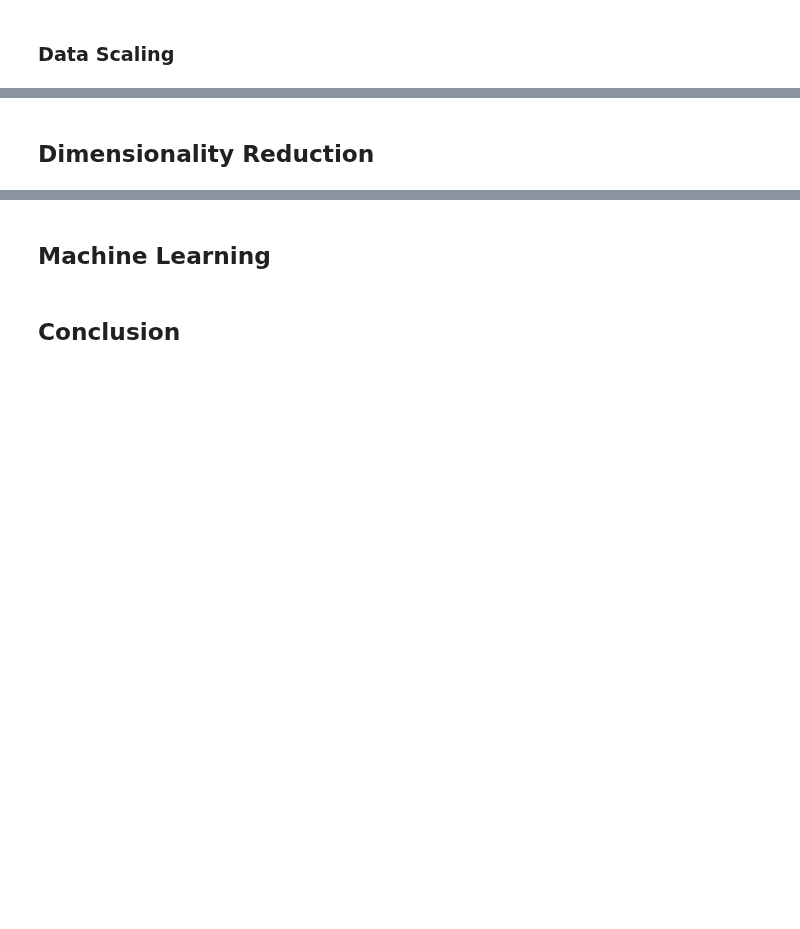
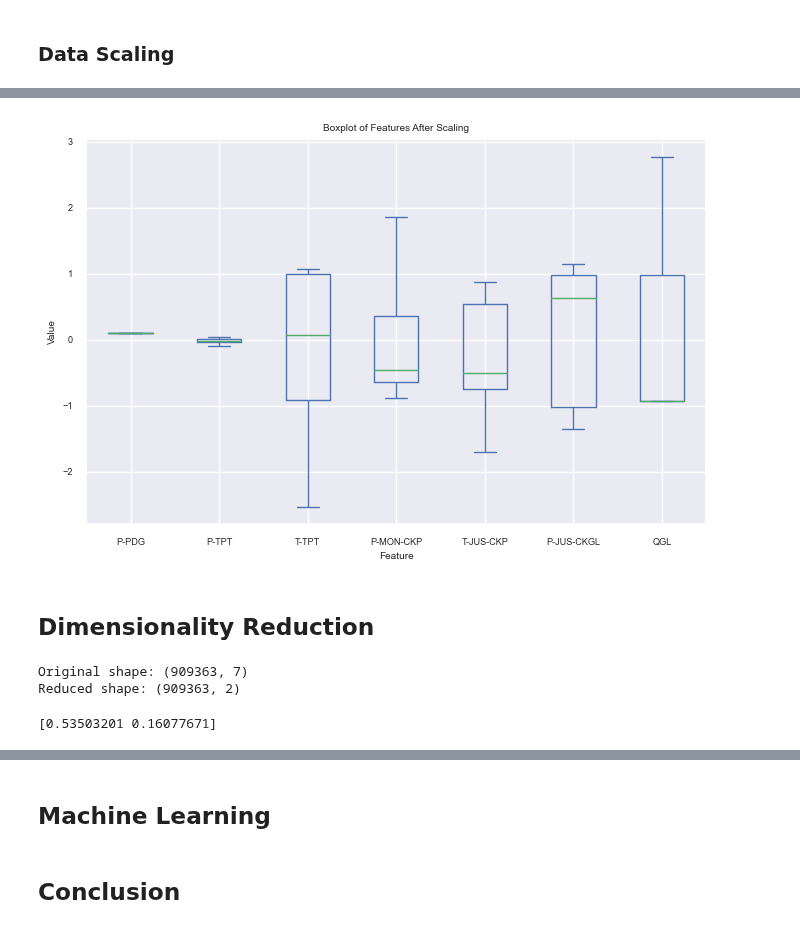
Before and after one commit to RealDyllon/3W-Petrobras, a Jupyter notebook: overviews/_baseline/ExploratoryDataAnalysis.ipynb, the cells around one changed output, grey strips where cells are left out. Drawn from its saved outputs; the diff is of its cells as text; code cells hidden in the pictures; blank space fills up the shorter version.

```diff
--- a/overviews/_baseline/ExploratoryDataAnalysis.ipynb
+++ b/overviews/_baseline/ExploratoryDataAnalysis.ipynb
@@ -347,0 +425,8 @@ sns.catplot(data=df, x="SevSlug", kind="count")
+# %%
+# Scale the pressure and temperature DataFrames separately
+scaler = StandardScaler()
+X_train_scaled_data = scaler.fit_transform(X_train)
+
+X_train_scaled = pd.DataFrame(X_train_scaled_data, columns=X_train.columns)
+
+X_train_scaled.info()
@@ -348,2 +478,36 @@ sns.catplot(data=df, x="SevSlug", kind="count")
+# %%
+# After Scaling
+
+# columns = ['P-MON-CKP','P-JUS-CKGL','P-PDG','P-TPT']
+X_train_scaled.plot(kind='box', figsize=(8, 5), showfliers=False)
+plt.title('Boxplot of Features After Scaling')
+plt.xlabel('Feature')
+plt.ylabel('Value')
+ax = plt.gca()
+ax.ticklabel_format(style='plain', axis='y', useOffset=False)
+plt.show()
+# %% [output]
+[figure, added]
 # %% [markdown]
 ## Dimensionality Reduction
+# %%
+# initialising PCA with 2 components
+pca = PCA(n_components=2)
+
+# fitting PCA with features after undersampling and normalisation
+pca.fit(X_train_scaled)
+
+# reducing dimensionality in undersampled, normalised training dataset
+X_train_pca = pca.transform(X_train_scaled)
+
+print("Original shape: {}".format(str(X_train_scaled.shape)))
+print("Reduced shape: {}".format(str(X_train_pca.shape)))
+# %% [output]
+Original shape: (909363, 7)
+Reduced shape: (909363, 2)
+# %%
+# retrieving variance captured by the components
+variance_captured = pca.explained_variance_ratio_
+print(variance_captured)
+# %% [output]
+[0.53503201 0.16077671]
```
Also changed, not shown: parts of 39 cells of this notebook.
